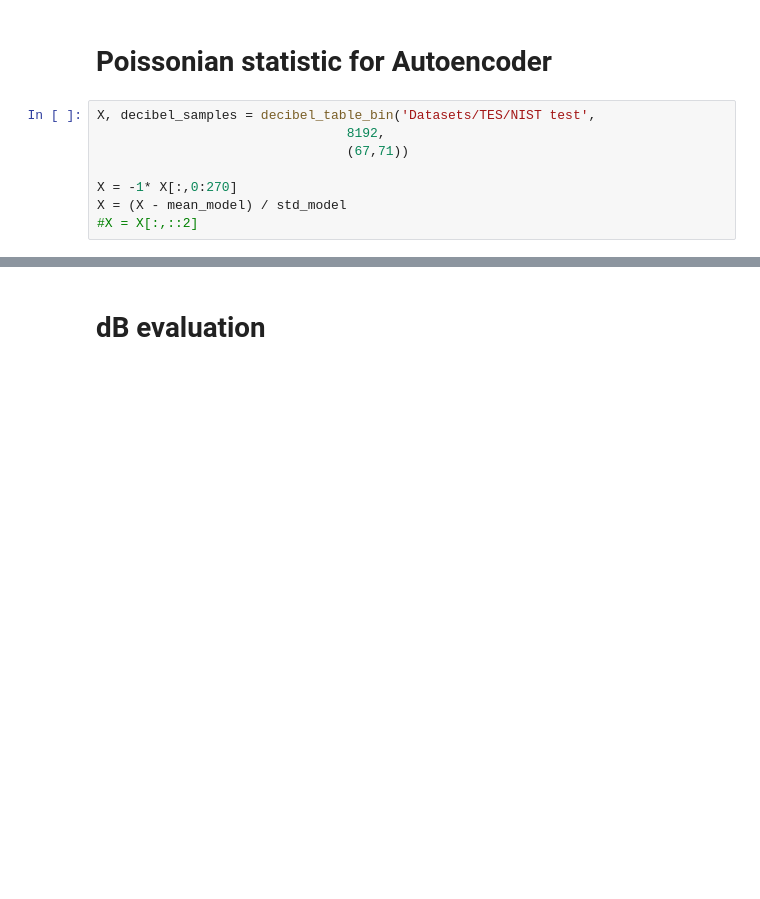
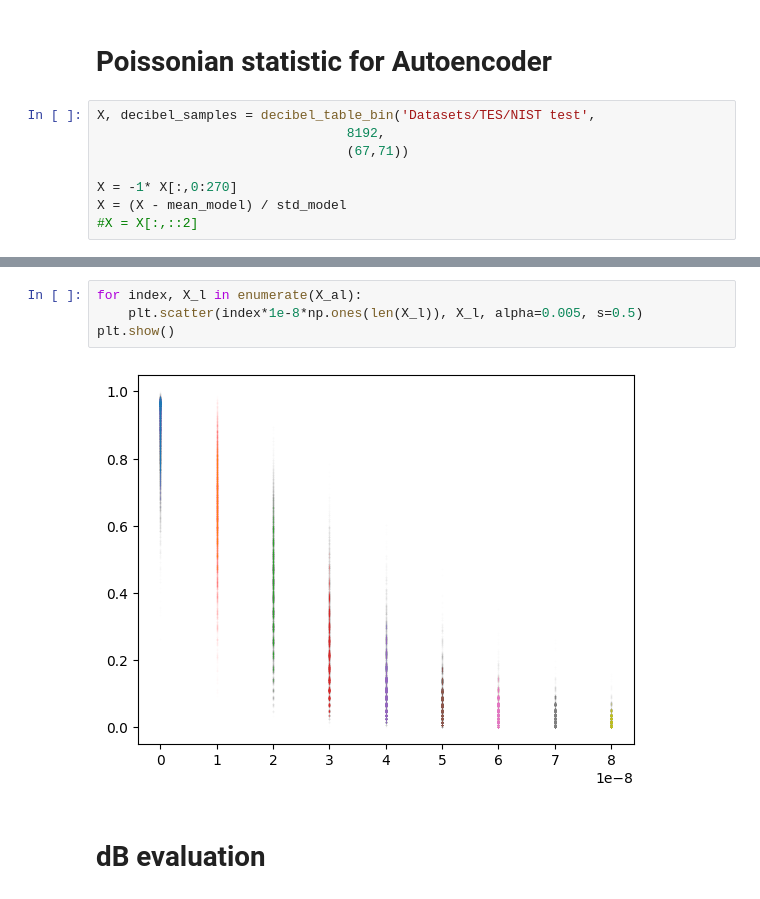
Before and after one commit to polyquantique/Photon-Number-Classification, a Jupyter notebook: src/Decibel_TES.ipynb, the cells around one changed output, grey strips where cells are left out. Drawn from its saved outputs; the diff is of its cells as text; blank space fills up the shorter version.

```diff
--- a/src/Decibel_TES.ipynb
+++ b/src/Decibel_TES.ipynb
@@ -87,3 +88,9 @@ mean 22.01806640625
+# %%
+for index, X_l in enumerate(X_al):
+    plt.scatter(index*1e-8*np.ones(len(X_l)), X_l, alpha=0.005, s=0.5)
+plt.show()
+# %% [output]
+[figure, added]
 # %% [markdown]
 # dB evaluation
 # %%
```
Also changed, not shown: parts of 4 cells of this notebook, 8 other files.
